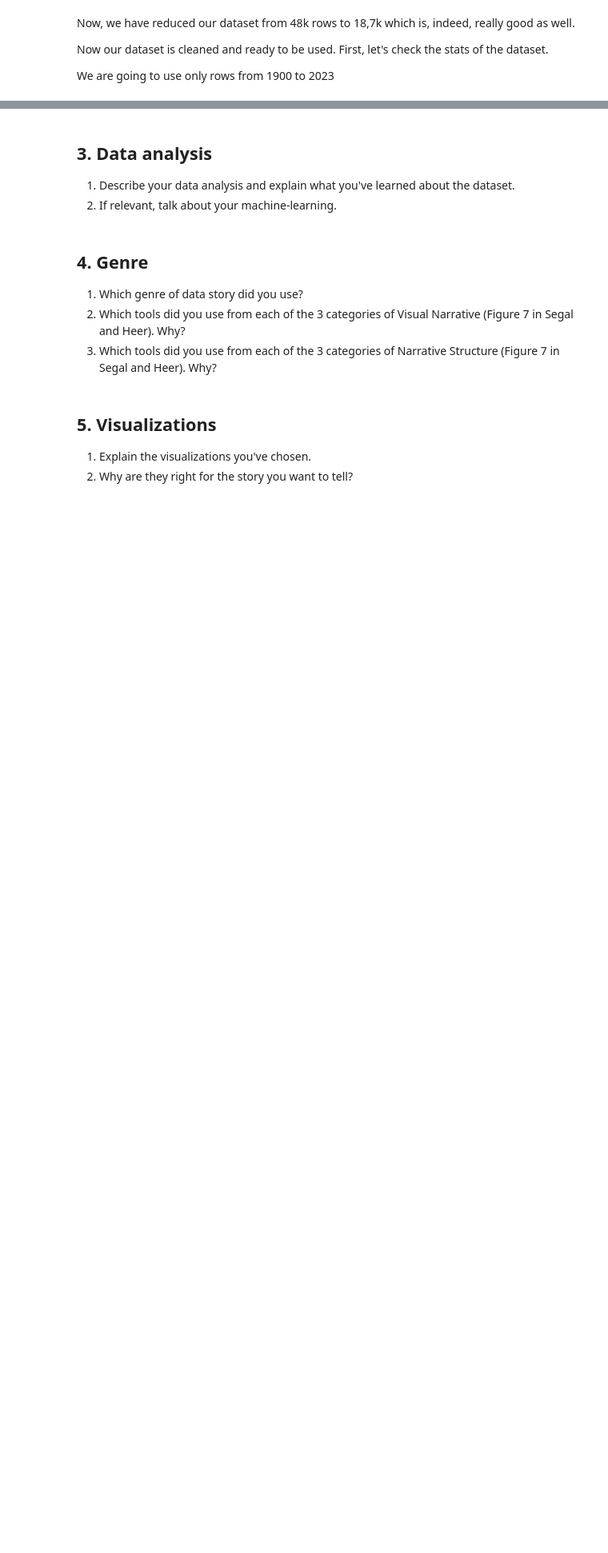
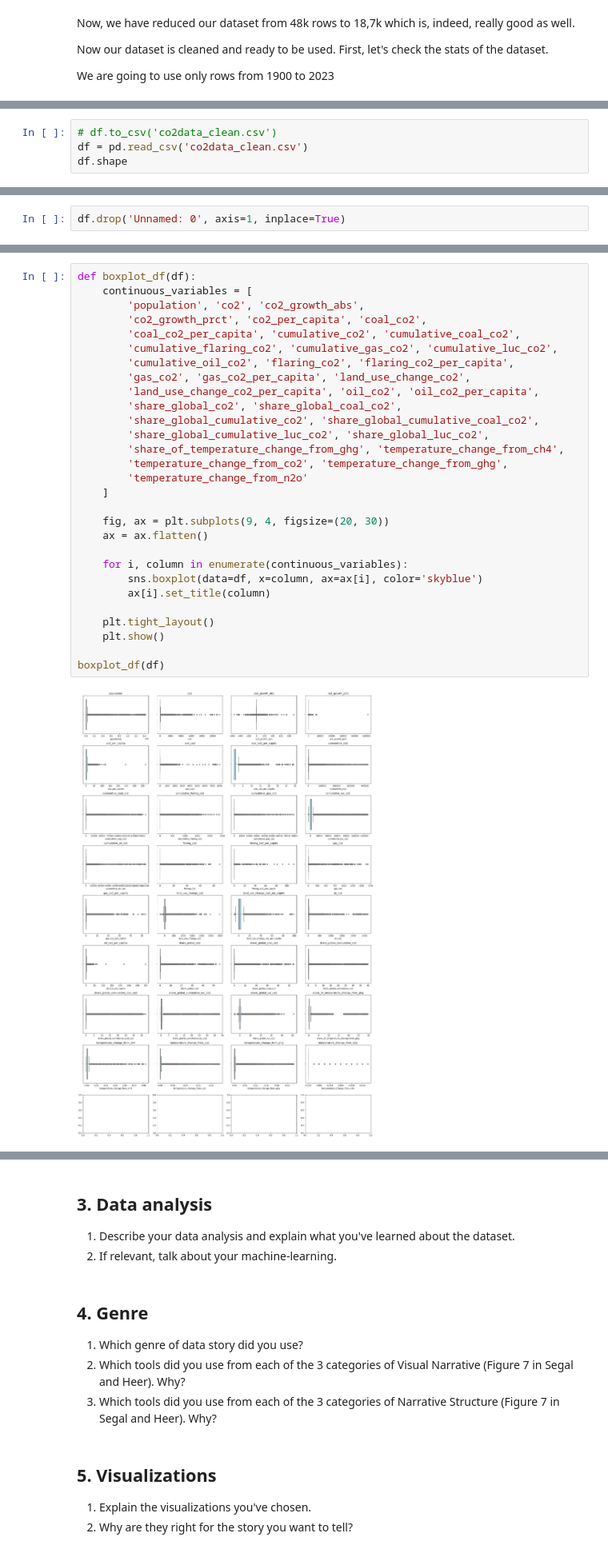
Before and after one commit to magolimbo/Social_data_analysis_and_visualisation, a Jupyter notebook: project/main.ipynb, the cells around one changed output, grey strips where cells are left out. Shown at 80% size. Cells and saved outputs as stored; diff of their text form; blank space fills up the shorter version.

Commit message:
plots and eda

```diff
--- a/project/main.ipynb
+++ b/project/main.ipynb
@@ -158,0 +169,4 @@ We are going to use only rows from 1900 to 2023
+# %%
+# df.to_csv('co2data_clean.csv')
+df = pd.read_csv('co2data_clean.csv')
+df.shape
@@ -158,0 +177,2 @@ We are going to use only rows from 1900 to 2023
+# %%
+df.drop('Unnamed: 0', axis=1, inplace=True)
@@ -159 +198,32 @@ We are going to use only rows from 1900 to 2023
+# %%
+def boxplot_df(df):
+    continuous_variables = [
+        'population', 'co2', 'co2_growth_abs',
+        'co2_growth_prct', 'co2_per_capita', 'coal_co2',
+        'coal_co2_per_capita', 'cumulative_co2', 'cumulative_coal_co2',
+        'cumulative_flaring_co2', 'cumulative_gas_co2', 'cumulative_luc_co2',
+        'cumulative_oil_co2', 'flaring_co2', 'flaring_co2_per_capita',
+        'gas_co2', 'gas_co2_per_capita', 'land_use_change_co2',
+        'land_use_change_co2_per_capita', 'oil_co2', 'oil_co2_per_capita',
+        'share_global_co2', 'share_global_coal_co2',
+        'share_global_cumulative_co2', 'share_global_cumulative_coal_co2',
+        'share_global_cumulative_luc_co2', 'share_global_luc_co2',
+        'share_of_temperature_change_from_ghg', 'temperature_change_from_ch4',
+        'temperature_change_from_co2', 'temperature_change_from_ghg',
+        'temperature_change_from_n2o'
+    ]
+
+    fig, ax = plt.subplots(9, 4, figsize=(20, 30))
+    ax = ax.flatten()
+
+    for i, column in enumerate(continuous_variables):
+        sns.boxplot(data=df, x=column, ax=ax[i], color='skyblue')
+        ax[i].set_title(column)
+
+    plt.tight_layout()
+    plt.show()
+
+boxplot_df(df)
+# %% [output]
+[figure, added]
 # %% [markdown]
```
Also changed, not shown: parts of 23 cells of this notebook.
